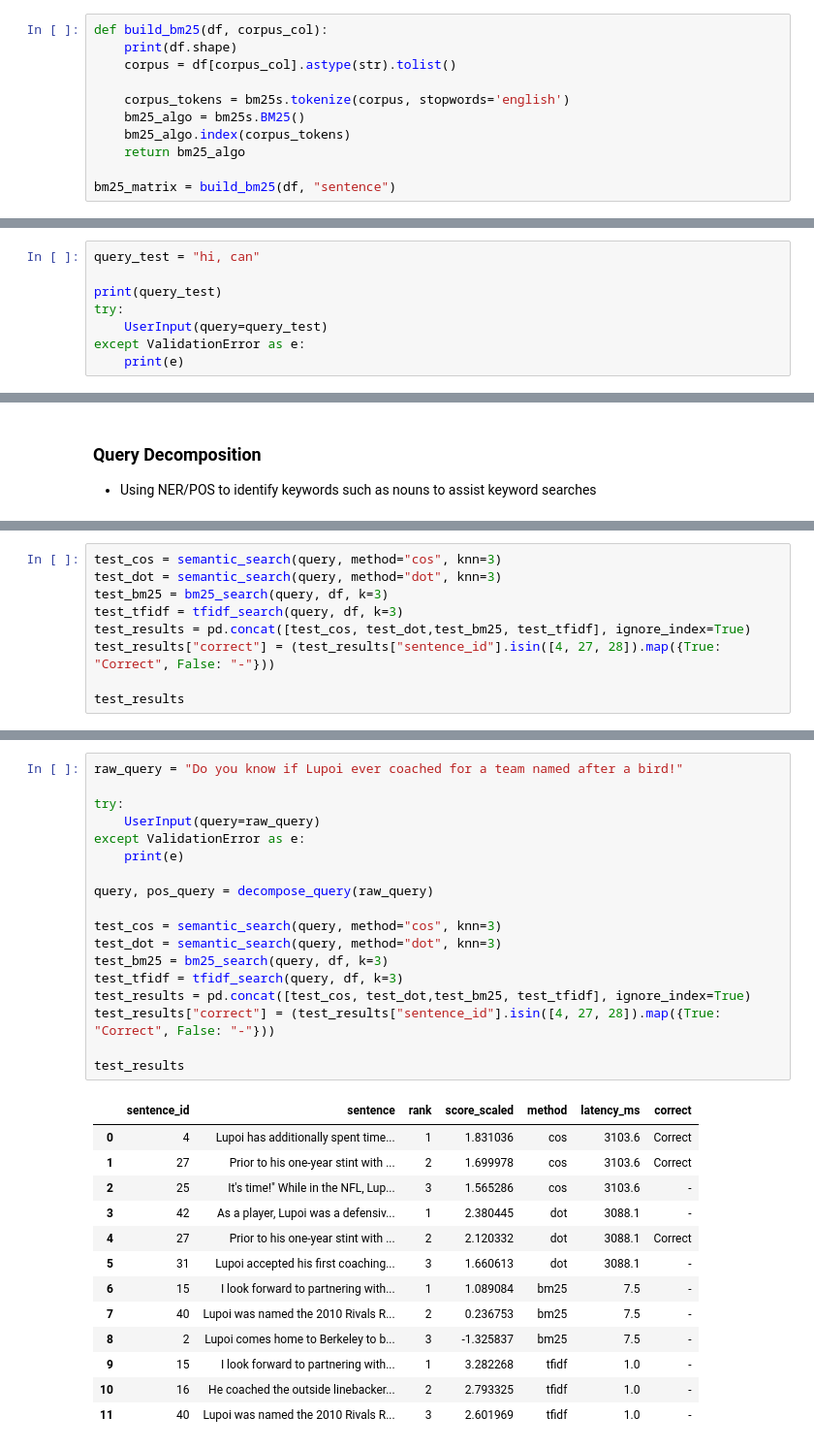
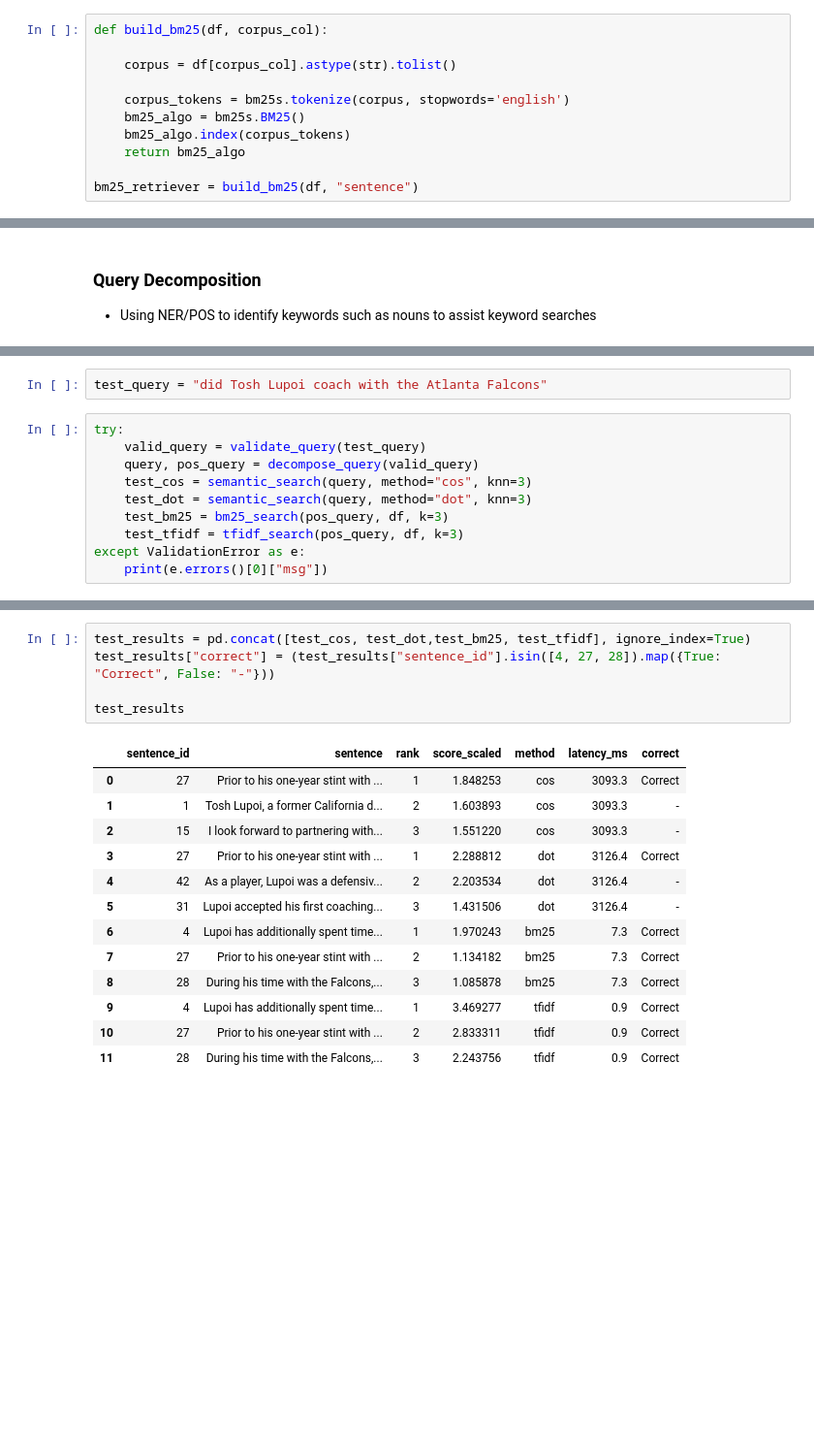
Before and after one commit to toby-gardner-ai/uc-berkeley-aiml-course, a Jupyter notebook: notebooks/mod18_NLP_in_GenAI.ipynb, the cells around one changed output, grey strips where cells are left out. Shown at 97% size. Saved outputs shown, nothing was run; the diff lists cells and outputs as text; blank space fills up the shorter version.

```diff
--- a/notebooks/mod18_NLP_in_GenAI.ipynb
+++ b/notebooks/mod18_NLP_in_GenAI.ipynb
@@ -406,6 +547,6 @@ def tfidf_search(query, df, k: int = 5):
 # %%
 def build_bm25(df, corpus_col):
-    print(df.shape)
+
     corpus = df[corpus_col].astype(str).tolist()
 
     corpus_tokens = bm25s.tokenize(corpus, stopwords='english')
@@ -413,5 +554,5 @@ def build_bm25(df, corpus_col):
     bm25_algo.index(corpus_tokens)
     return bm25_algo
 
-bm25_matrix = build_bm25(df, "sentence")
+bm25_retriever = build_bm25(df, "sentence")
 # %% [output]
@@ -459,8 +592,0 @@ class UserInput(BaseModel):
-# %%
-query_test = "hi, can"
-
-print(query_test)
-try:
-    UserInput(query=query_test)
-except ValidationError as e:
-    print(e)
@@ -529,9 +630,12 @@ query, pos_query = decompose_query(raw_query)
+# %%
+test_query = "did Tosh Lupoi coach with the Atlanta Falcons"
 # %%
-test_cos = semantic_search(query, method="cos", knn=3)
-test_dot = semantic_search(query, method="dot", knn=3)
-test_bm25 = bm25_search(query, df, k=3)
-test_tfidf = tfidf_search(query, df, k=3)
-test_results = pd.concat([test_cos, test_dot,test_bm25, test_tfidf], ignore_index=True)
-test_results["correct"] = (test_results["sentence_id"].isin([4, 27, 28]).map({True: "Correct", False: "-"}))
-
-test_results
+try:
+    valid_query = validate_query(test_query)
+    query, pos_query = decompose_query(valid_query)
+    test_cos = semantic_search(query, method="cos", knn=3)
+    test_dot = semantic_search(query, method="dot", knn=3)
+    test_bm25 = bm25_search(pos_query, df, k=3)
+    test_tfidf = tfidf_search(pos_query, df, k=3)
+except ValidationError as e:
+    print(e.errors()[0]["msg"])
@@ -552,32 +644,19 @@ test_results
 # %%
-raw_query = "Do you know if Lupoi ever coached for a team named after a bird!"
-
-try:
-    UserInput(query=raw_query)
-except ValidationError as e:
-    print(e)
-
-query, pos_query = decompose_query(raw_query)
-
-test_cos = semantic_search(query, method="cos", knn=3)
-test_dot = semantic_search(query, method="dot", knn=3)
-test_bm25 = bm25_search(query, df, k=3)
-test_tfidf = tfidf_search(query, df, k=3)
 test_results = pd.concat([test_cos, test_dot,test_bm25, test_tfidf], ignore_index=True)
 test_results["correct"] = (test_results["sentence_id"].isin([4, 27, 28]).map({True: "Correct", False: "-"}))
 
 test_results
 # %% [output]
 |  | sentence_id | sentence | rank | score_scaled | method | latency_ms | correct |
-| 0 | 4 | Lupoi has additionally spent time... | 1 | 1.831036 | cos | 3103.6 | Correct |
-| 1 | 27 | Prior to his one-year stint with ... | 2 | 1.699978 | cos | 3103.6 | Correct |
-| 2 | 25 | It's time!" While in the NFL, Lup... | 3 | 1.565286 | cos | 3103.6 | - |
-| 3 | 42 | As a player, Lupoi was a defensiv... | 1 | 2.380445 | dot | 3088.1 | - |
-| 4 | 27 | Prior to his one-year stint with ... | 2 | 2.120332 | dot | 3088.1 | Correct |
-| 5 | 31 | Lupoi accepted his first coaching... | 3 | 1.660613 | dot | 3088.1 | - |
-| 6 | 15 | I look forward to partnering with... | 1 | 1.089084 | bm25 | 7.5 | - |
-| 7 | 40 | Lupoi was named the 2010 Rivals R... | 2 | 0.236753 | bm25 | 7.5 | - |
-| 8 | 2 | Lupoi comes home to Berkeley to b... | 3 | -1.325837 | bm25 | 7.5 | - |
-| 9 | 15 | I look forward to partnering with... | 1 | 3.282268 | tfidf | 1.0 | - |
-| 10 | 16 | He coached the outside linebacker... | 2 | 2.793325 | tfidf | 1.0 | - |
-| 11 | 40 | Lupoi was named the 2010 Rivals R... | 3 | 2.601969 | tfidf | 1.0 | - |
+| 0 | 27 | Prior to his one-year stint with ... | 1 | 1.848253 | cos | 3093.3 | Correct |
+| 1 | 1 | Tosh Lupoi, a former California d... | 2 | 1.603893 | cos | 3093.3 | - |
+| 2 | 15 | I look forward to partnering with... | 3 | 1.551220 | cos | 3093.3 | - |
+| 3 | 27 | Prior to his one-year stint with ... | 1 | 2.288812 | dot | 3126.4 | Correct |
+| 4 | 42 | As a player, Lupoi was a defensiv... | 2 | 2.203534 | dot | 3126.4 | - |
+| 5 | 31 | Lupoi accepted his first coaching... | 3 | 1.431506 | dot | 3126.4 | - |
+| 6 | 4 | Lupoi has additionally spent time... | 1 | 1.970243 | bm25 | 7.3 | Correct |
+| 7 | 27 | Prior to his one-year stint with ... | 2 | 1.134182 | bm25 | 7.3 | Correct |
+| 8 | 28 | During his time with the Falcons,... | 3 | 1.085878 | bm25 | 7.3 | Correct |
+| 9 | 4 | Lupoi has additionally spent time... | 1 | 3.469277 | tfidf | 0.9 | Correct |
+| 10 | 27 | Prior to his one-year stint with ... | 2 | 2.833311 | tfidf | 0.9 | Correct |
+| 11 | 28 | During his time with the Falcons,... | 3 | 2.243756 | tfidf | 0.9 | Correct |
```
Also changed, not shown: parts of 42 cells of this notebook, 1 other file.
